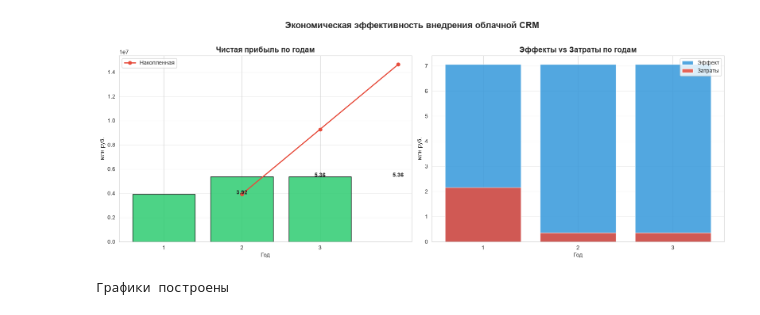
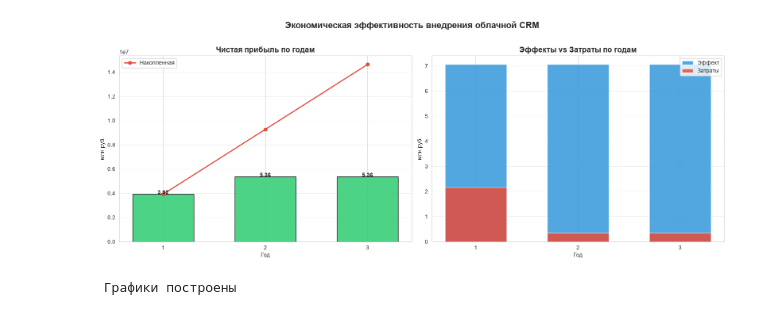
Before and after one commit to Nidori98/economy-of-informatization-exam, a Jupyter notebook: notebooks/task_02_crm_efficiency.ipynb, the cells around one changed output. Drawn from its saved outputs; the diff is of its cells as text; code cells hidden in the pictures.

```diff
--- a/notebooks/task_02_crm_efficiency.ipynb
+++ b/notebooks/task_02_crm_efficiency.ipynb
@@ -173,23 +524,73 @@ NPV > 0 → проект экономически эффективен
 # %%
-# Визуализация денежных потоков
+# ============================================================
+# БЛОК 5: Визуализация денежных потоков
+# ============================================================
+# Цель: Построить наглядные графики для анализа эффективности
+# проекта внедрения CRM.
+# ============================================================
+
+# Создаём фигуру с 2 графиками рядом
 fig, axes = plt.subplots(1, 2, figsize=(16, 6))
 
-axes[0].bar(years.astype(str), net_profit, color='#2ECC71', alpha=0.85, edgecolor='black')
-axes[0].plot(years, np.cumsum(net_profit), 'o-', color='#E74C3C', linewidth=2, label='Накопленная')
+# Позиции для столбцов на оси X (годы 1, 2, 3)
+x_positions = [1, 2, 3]
+
+# ----------------------------------------------------------
+# ГРАФИК 1: Чистая прибыль по годам
+# ----------------------------------------------------------
+
+# Зелёные столбцы — чистая прибыль каждого года
+axes[0].bar(x_positions, net_profit, color='#2ECC71', alpha=0.85,
+            edgecolor='black', width=0.6)
+
+# Красная линия — накопленная прибыль (сумма за все годы)
+# np.cumsum() считает кумулятивную сумму: [3.92, 9.28, 14.64]
+axes[0].plot(x_positions, np.cumsum(net_profit), 'o-',
+             color='#E74C3C', linewidth=2, label='Накопленная')
+
+# Настройка осей и заголовка
 axes[0].set_title('Чистая прибыль по годам', fontsize=14, fontweight='bold')
-axes[0].set_xlabel('Год'); axes[0].set_ylabel('млн руб.')
-axes[0].legend(); axes[0].grid(axis='y', alpha=0.3)
+axes[0].set_xlabel('Год')
+axes[0].set_ylabel('млн руб.')
+axes[0].set_xticks(x_positions)
+axes[0].set_xticklabels(['1', '2', '3'])
+axes[0].legend()
+axes[0].grid(axis='y', alpha=0.3)
+
+# Подписи значений на столбцах (в млн руб.)
 for i, v in enumerate(net_profit):
-    axes[0].text(years[i], v + 0.1, f'{v/1e6:.2f}', ha='center', fontweight='bold')
+    axes[0].text(x_positions[i], v + 0.1, f'{v/1e6:.2f}',
+                 ha='center', fontweight='bold')
 
-axes[1].bar(years.astype(str), effects/1e6, color='#3498DB', alpha=0.85, label='Эффект')
-axes[1].bar(years.astype(str), (licenses+adaptation)/1e6, color='#E74C3C', alpha=0.85, label='Затраты')
+# ----------------------------------------------------------
+# ГРАФИК 2: Эффекты vs Затраты по годам
+# ----------------------------------------------------------
+
+# Синие столбцы — эффект (доход) от CRM каждый год
+axes[1].bar(x_positions, effects/1e6, color='#3498DB', alpha=0.85,
+            width=0.6, label='Эффект')
+
+# Красные столбцы — затраты (лицензии + адаптация)
+# В 1-й год затраты больше из-за адаптации (2.16 млн)
+# Во 2-й и 3-й год — только лицензии (0.36 млн)
+axes[1].bar(x_positions, (licenses+adaptation)/1e6, color='#E74C3C',
+            alpha=0.85, width=0.6, label='Затраты')
+
+# Настройка осей и заголовка
 axes[1].set_title('Эффекты vs Затраты по годам', fontsize=14, fontweight='bold')
-axes[1].set_xlabel('Год'); axes[1].set_ylabel('млн руб.')
-axes[1].legend(); axes[1].grid(axis='y', alpha=0.3)
+axes[1].set_xlabel('Год')
+axes[1].set_ylabel('млн руб.')
+axes[1].set_xticks(x_positions)
+axes[1].set_xticklabels(['1', '2', '3'])
+axes[1].legend()
+axes[1].grid(axis='y', alpha=0.3)
 
-plt.suptitle('Экономическая эффективность внедрения облачной CRM', fontsize=16, fontweight='bold', y=1.02)
-plt.tight_layout(); plt.show()
-print("Графики построены")
+# Общий заголовок для обоих графиков
+plt.suptitle('Экономическая эффективность внедрения облачной CRM',
+             fontsize=16, fontweight='bold', y=1.02)
+plt.tight_layout()
+plt.show()
+
+print(" Графики построены")
 # %% [output]
-[figure, old version]
+[figure, new version]
```
Also changed, not shown: parts of 10 cells of this notebook, 6 other files.
